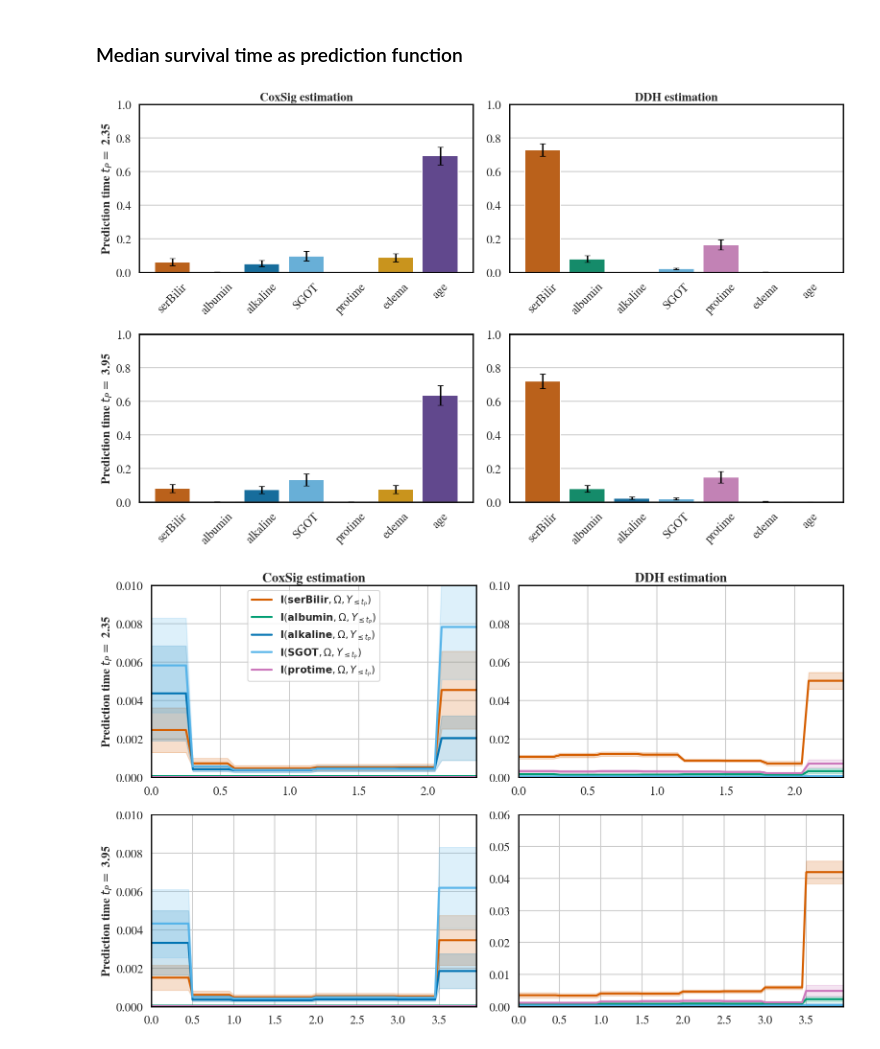
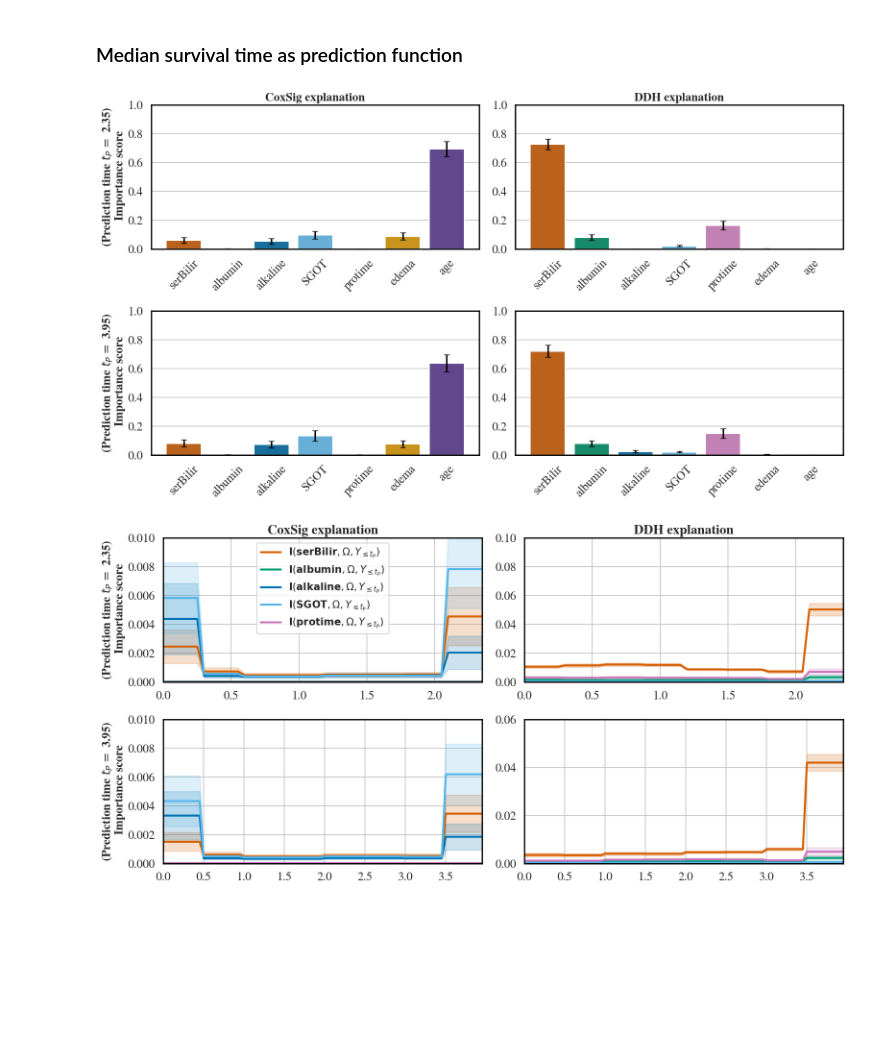
Before and after one commit to TeamHeKA/survinsights, a Jupyter notebook: PBC_figure_reproduce.ipynb, the cells around one changed output. Saved outputs shown, nothing was run; the diff lists cells and outputs as text; code cells hidden in the pictures; blank space fills up the shorter version.

```diff
--- a/PBC_figure_reproduce.ipynb
+++ b/PBC_figure_reproduce.ipynb
@@ -356,0 +420,35 @@ plt.show()
+# %%
+fig, axs = plt.subplots(1, 3, figsize=(16,4))
+
+for ax in fig.axes:
+    [x.set_linewidth(2) for x in ax.spines.values()]
+    [x.set_edgecolor('black') for x in ax.spines.values()]
+
+
+idx_pred_t = 0
+est_score_df, mean_shap_at_pt, std_shap_at_pt, ci_shap_at_pt, shap_per_feat = compute_IS(np.array(all_shap_DDH[idx_pred_t]))
+pred_time_idx = np.sum(~np.isnan(mean_shap_at_pt[0]))
+plot_IS_longi(mean_shap_at_pt, std_shap_at_pt, axs[0])
+axs[0].legend(ncols=1, fontsize=15, loc="upper center")
+axs[0].set_title("$\delta_1 = 0.2$", fontweight="semibold", fontsize=20)
+# axs[0, 0].legend(ncols=1, fontsize=15, loc="upper left")
+axs[0].set_xlim(0, (pred_time_idx - 1) * dt)
+axs[0].set_ylim(0, .1)
+# axs[0].set_ylabel("(Prediction time $t_P = $ {:.2f})".format((pred_time_idx - 1) * dt) + "\n Importance score", fontsize=18, fontweight="semibold")
+
+est_score_df, mean_shap_at_pt, std_shap_at_pt, ci_shap_at_pt, shap_per_feat = compute_IS(np.array(all_shap_DDH_10[idx_pred_t]))
+pred_time_idx = np.sum(~np.isnan(mean_shap_at_pt[0]))
+plot_IS_longi(mean_shap_at_pt, std_shap_at_pt, axs[1])
+axs[1].set_title("$\delta_1 = 0.1$", fontweight="semibold", fontsize=20)
+axs[1].set_xlim(0, (pred_time_idx - 1) * dt)
+axs[1].set_ylim(0, .1)
+
+est_score_df, mean_shap_at_pt, std_shap_at_pt, ci_shap_at_pt, shap_per_feat = compute_IS(np.array(all_shap_DDH_05[idx_pred_t]))
+pred_time_idx = np.sum(~np.isnan(mean_shap_at_pt[0]))
+plot_IS_longi(mean_shap_at_pt, std_shap_at_pt, axs[2])
+axs[2].set_title("$\delta_1 = 0.05$", fontweight="semibold", fontsize=20)
+axs[2].set_xlim(0, (pred_time_idx - 1) * dt)
+axs[2].set_ylim(0, .1)
+
+plt.savefig('figures/shap_PBC_DDH_sensitive_analysis.pdf')
+plt.show()
@@ -451,7 +549,7 @@ def plot_IS_longi(mean_shap_at_pt, std_shap_at_pt, ax):
     ax.set_ylim(0, .08)
 
 
-fig, axs = plt.subplots(2, 2, figsize=(16,10))
+fig, axs = plt.subplots(2, 2, figsize=(16,9))
 
 for ax in fig.axes:
     [x.set_linewidth(2) for x in ax.spines.values()]
@@ -459,40 +557,40 @@ for ax in fig.axes:
 
 dt = sampling_times[1] - sampling_times[0]
 
 idx_pred_t = 0
 est_score_df, mean_shap_at_pt, std_shap_at_pt, ci_shap_at_pt, shap_per_feat = compute_IS(np.array(all_shap_CoxSig[idx_pred_t]))
 plot_IS_feat(est_score_df, ci_shap_at_pt, axs[0, 0])
 pred_time_idx = np.sum(~np.isnan(mean_shap_at_pt[0]))
-axs[0, 0].set_ylabel("Prediction time $t_P = $ {:.2f}".format((pred_time_idx - 1) * dt), fontsize=18, fontweight="semibold")
-axs[0, 0].set_title("CoxSig estimation", fontsize=18, fontweight="semibold")
+axs[0, 0].set_ylabel("(Prediction time $t_P = $ {:.2f})".format((pred_time_idx - 1) * dt) + "\n Importance score", fontsize=18, fontweight="semibold")
+axs[0, 0].set_title("CoxSig explanation", fontsize=18, fontweight="semibold")
 axs[0, 0].set_ylim(0, 1.)
 
 
 est_score_df, mean_shap_at_pt, std_shap_at_pt, ci_shap_at_pt, shap_per_feat = compute_IS(np.array(all_shap_DDH[idx_pred_t]))
 plot_IS_feat(est_score_df, ci_shap_at_pt, axs[0, 1])
-axs[0, 1].set_title("DDH estimation", fontsize=18, fontweight="semibold")
+axs[0, 1].set_title("DDH explanation", fontsize=18, fontweight="semibold")
 axs[0, 1].set_ylim(0, 1.)
 
 
 idx_pred_t = 1
 est_score_df, mean_shap_at_pt, std_shap_at_pt, ci_shap_at_pt, shap_per_feat = compute_IS(np.array(all_shap_CoxSig[idx_pred_t]))
 plot_IS_feat(est_score_df, ci_shap_at_pt, axs[1, 0])
 pred_time_idx = np.sum(~np.isnan(mean_shap_at_pt[0]))
-axs[1, 0].set_ylabel("Prediction time $t_P = $ {:.2f}".format((pred_time_idx - 1) * dt), fontsize=18, fontweight="semibold")
+axs[1, 0].set_ylabel("(Prediction time $t_P = $ {:.2f})".format((pred_time_idx - 1) * dt) + "\n Importance score", fontsize=18, fontweight="semibold")
 axs[1, 0].set_ylim(0, 1.)
 
 
 est_score_df, mean_shap_at_pt, std_shap_at_pt, ci_shap_at_pt, shap_per_feat = compute_IS(np.array(all_shap_DDH[idx_pred_t]))
 plot_IS_feat(est_score_df, ci_shap_at_pt, axs[1, 1])
 axs[1, 1].set_ylim(0, 1.)
 
 plt.tight_layout()
 plt.savefig('figures/shap_PBC_med_score_per_feat.pdf')
 plt.show()
 # %% [output]
-[figure, old version]
+[figure, new version]
 # %%
-fig, axs = plt.subplots(2, 2, figsize=(16,10))
+fig, axs = plt.subplots(2, 2, figsize=(16,8))
 
 for ax in fig.axes:
     [x.set_linewidth(2) for x in ax.spines.values()]
@@ -504,16 +602,16 @@ est_score_df, mean_shap_at_pt, std_shap_at_pt, ci_shap_at_pt, shap_per_feat = co
 pred_time_idx = np.sum(~np.isnan(mean_shap_at_pt[0]))
 plot_IS_longi(mean_shap_at_pt, std_shap_at_pt, axs[0, 0])
 axs[0, 0].legend(ncols=1, fontsize=15, loc="upper center")
-axs[0, 0].set_title("CoxSig estimation", fontweight="semibold", fontsize=20)
+axs[0, 0].set_title("CoxSig explanation", fontweight="semibold", fontsize=20)
 # axs[0, 0].legend(ncols=1, fontsize=15, loc="upper left")
 axs[0, 0].set_xlim(0, (pred_time_idx - 1) * dt)
 axs[0, 0].set_ylim(0, .01)
-axs[0, 0].set_ylabel("Prediction time $t_P = $ {:.2f}".format((pred_time_idx - 1) * dt), fontsize=18, fontweight="semibold")
+axs[0, 0].set_ylabel("(Prediction time $t_P = $ {:.2f})".format((pred_time_idx - 1) * dt) + "\n Importance score", fontsize=18, fontweight="semibold")
 
 est_score_df, mean_shap_at_pt, std_shap_at_pt, ci_shap_at_pt, shap_per_feat = compute_IS(np.array(all_shap_DDH[idx_pred_t]))
 pred_time_idx = np.sum(~np.isnan(mean_shap_at_pt[0]))
 plot_IS_longi(mean_shap_at_pt, std_shap_at_pt, axs[0, 1])
-axs[0, 1].set_title("DDH estimation", fontweight="semibold", fontsize=20)
+axs[0, 1].set_title("DDH explanation", fontweight="semibold", fontsize=20)
 axs[0, 1].set_xlim(0, (pred_time_idx - 1) * dt)
 axs[0, 1].set_ylim(0, .1)
 
@@ -524,7 +622,7 @@ pred_time_idx = np.sum(~np.isnan(mean_shap_at_pt[0]))
 plot_IS_longi(mean_shap_at_pt, std_shap_at_pt, axs[1, 0])
 axs[1, 0].set_ylim(0, .01)
 axs[1, 0].set_xlim(0, (pred_time_idx - 1) * dt)
-axs[1, 0].set_ylabel("Prediction time $t_P = $ {:.2f}".format((pred_time_idx - 1) * dt), fontsize=18, fontweight="semibold")
+axs[1, 0].set_ylabel("(Prediction time $t_P = $ {:.2f})".format((pred_time_idx - 1) * dt) + "\n Importance score", fontsize=18, fontweight="semibold")
 
 est_score_df, mean_shap_at_pt, std_shap_at_pt, ci_shap_at_pt, shap_per_feat = compute_IS(np.array(all_shap_DDH[idx_pred_t]))
 pred_time_idx = np.sum(~np.isnan(mean_shap_at_pt[0]))
@@ -536,4 +634,4 @@ plt.tight_layout()
 plt.savefig('figures/shap_PBC_med_score_per_longi.pdf')
 plt.show()
 # %% [output]
-[figure, old version]
+[figure, new version]
```
Also changed, not shown: parts of 7 cells of this notebook, 2 other files.
